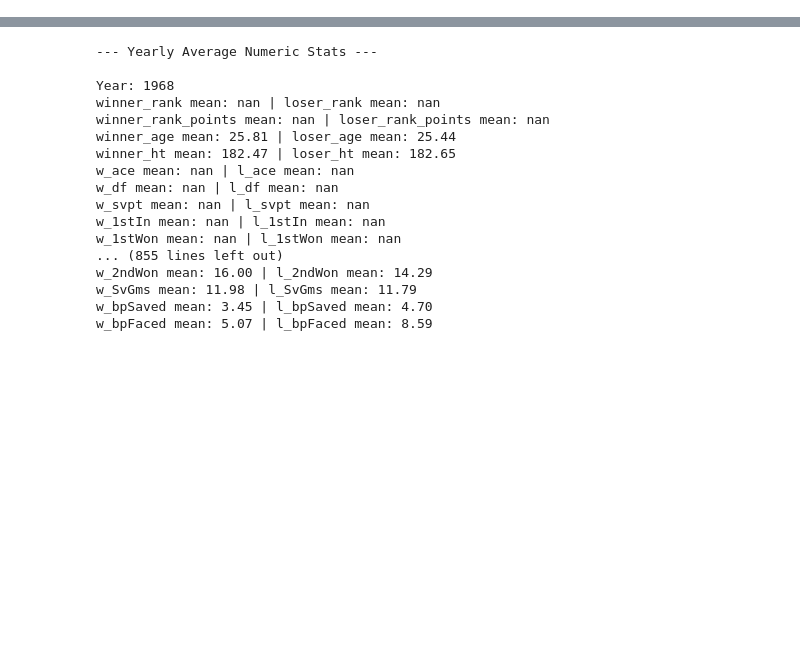
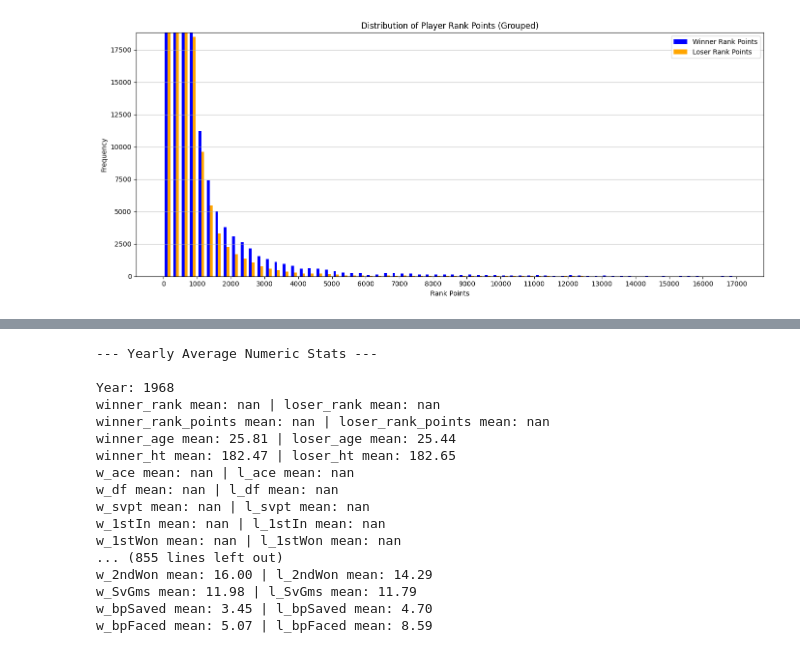
Before and after one commit to kieran20022/Data-Science, a Jupyter notebook: testing.ipynb, the cells around one changed output, grey strips where cells are left out. Cells and saved outputs as stored; diff of their text form; code cells hidden in the pictures; blank space fills up the shorter version.

```diff
--- a/testing.ipynb
+++ b/testing.ipynb
@@ -6,0 +46,34 @@ import re
+# %%
+# Drop missing values for rank points
+rank_df = big_df[['winner_rank_points', 'loser_rank_points']].dropna()
+
+# Define common bins
+bins = np.arange(min(rank_df.min()), max(rank_df.max()) + 250, 250)
+
+# Histogram counts
+winner_counts, _ = np.histogram(rank_df['winner_rank_points'], bins=bins)
+loser_counts, _ = np.histogram(rank_df['loser_rank_points'], bins=bins)
+
+# Bin positions
+bin_centers = (bins[:-1] + bins[1:]) / 2
+bar_width = (bins[1] - bins[0]) / 3
+
+plt.figure(figsize=(14, 6))
+plt.bar(bin_centers - bar_width/2, winner_counts, width=bar_width, label='Winner Rank Points', color='blue')
+plt.bar(bin_centers + bar_width/2, loser_counts, width=bar_width, label='Loser Rank Points', color='orange')
+
+plt.xlabel('Rank Points')
+plt.ylabel('Frequency')
+plt.title('Distribution of Player Rank Points (Grouped)')
+plt.legend()
+plt.grid(axis='y', alpha=0.75)
+plt.xticks(np.arange(int(bins[0]), int(bins[-1]) + 1, 1000))
+
+# 🔸 Scale down y-axis — e.g., show only up to the 95th percentile of bar heights
+y_max = np.percentile(np.concatenate([winner_counts, loser_counts]), 95)
+plt.ylim(0, y_max)
+
+plt.tight_layout()
+plt.show()
+# %% [output]
+[figure, added]
```
Also changed, not shown: parts of 4 cells of this notebook.
